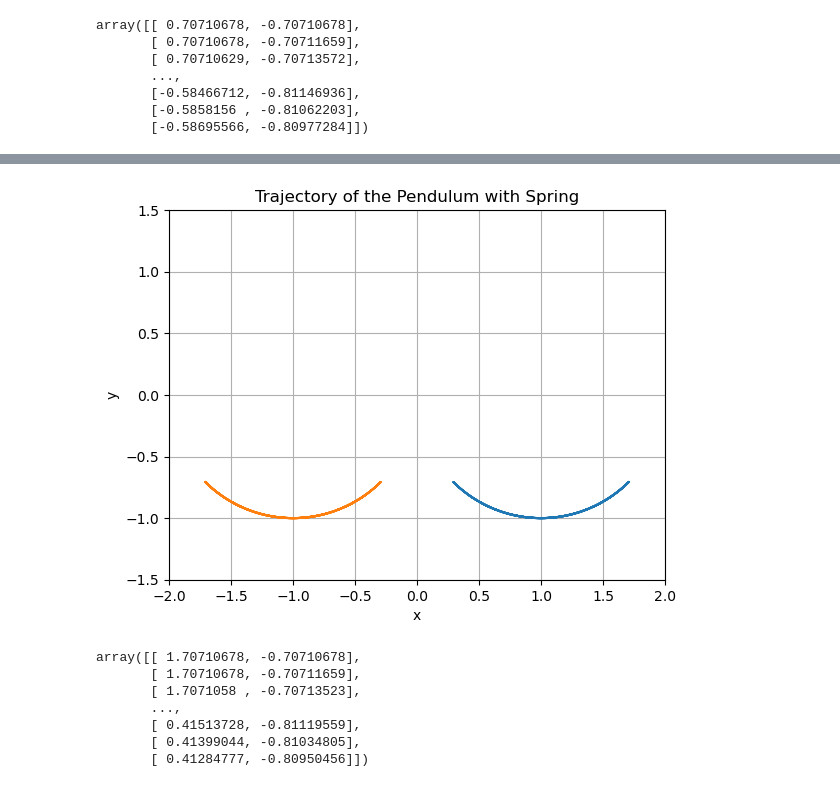
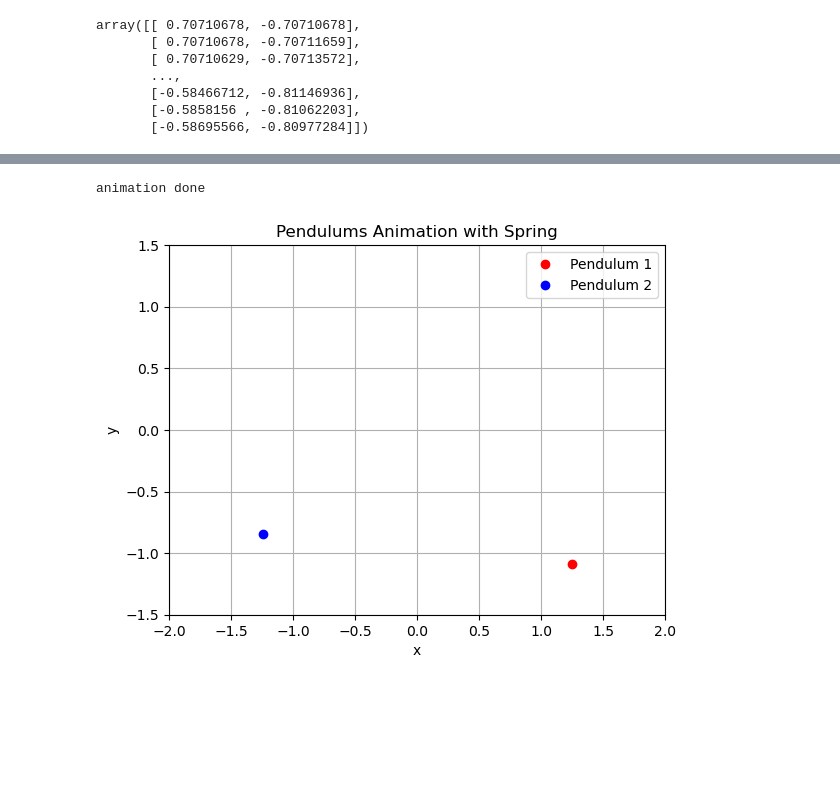
Before and after one commit to NitzanBarEitan/Ants, a Jupyter notebook: pendulum_simulation.ipynb, the cells around one changed output, grey strips where cells are left out. Saved outputs shown, nothing was run; the diff lists cells and outputs as text; code cells hidden in the pictures; blank space fills up the shorter version.

```diff
--- a/pendulum_simulation.ipynb
+++ b/pendulum_simulation.ipynb
@@ -75,7 +76,7 @@ g = 9.81  # Gravitational acceleration (positive value for downward)
 m = 0.1  # Mass of the pendulum
 l0 = 4  # Natural length of the springs - a sum of the three springs in the system
 dt = 0.001  # Time step
-t_max = 5  # Total simulation time
+t_max = 20  # Total simulation time
 k = 10000  # Spring constant
 
 # Number of steps
@@ -93,7 +94,7 @@ x2 = np.zeros((n, 2))
 
 # Initial conditions
 x[0] = [0.5**0.5 + 1, -0.5**0.5]
-x2[0] = [-0.5**0.5 - 1, -0.5**0.5]
+x2[0] = [(-0.5**0.5) - 1, -0.5**0.5]
 
 # Simulation loop
 for i in range(n - 1):
@@ -103,51 +104,73 @@ for i in range(n - 1):
 
     # Calculate the spring force magnitude
     F_s = - k * (l_total - l0)
     F_s2 = - k * (l_total - l0)
 
     # Normalize the direction vector
     dir_x = (x[i][0] - 1) / l # sin(theta)
     dir_y = x[i][1] / l # cos(theta)
 
     dir_x2 = (x2[i][0] + 1) / l # sin(theta)
     dir_y2 = x2[i][1] / l2 # cos(theta)
 
     sigmaF = np.array([dir_x * F_s, dir_y * F_s - m * g])
 
     sigmaF2 = np.array([dir_x2 * F_s2, dir_y2 * F_s2 - m * g])
 
     # Update acceleration
     a[i + 1] = sigmaF / m
-    a2[i + 1] = sigmaF2 / m
 
     # Update velocity
     v[i + 1] = v[i] + dt * a[i + 1]
-    v2[i + 1] = v2[i] + dt * a2[i + 1]
 
     # Update position
     x[i + 1] = x[i] + dt * v[i + 1]
-    x2[i + 1] = x2[i] + dt * v2[i + 1]
+
+    if t[i] > 5:
+        a2[i + 1] = sigmaF2 / m
+        v2[i + 1] = v2[i] + dt * a2[i + 1]
+        x2[i + 1] = x2[i] + dt * v2[i + 1]
+    else:
+        x2[i+1] = x2[i]
 
     # Update time
     t[i + 1] = t[i] + dt
 
-# Plotting the trajectory
-plt.plot(x[:, 0], x[:, 1])
-plt.plot(x2[:, 0], x2[:, 1])
-plt.xlim(-2,2)
-plt.ylim(-1.5,1.5)
-plt.xlabel('x')
-plt.ylabel('y')
-plt.title('Trajectory of the Pendulum with Spring')
-plt.grid(True)
+# Set up the figure and axis for animation
+fig, ax = plt.subplots()
+ax.set_xlim(-2, 2)
+ax.set_ylim(-1.5, 1.5)
+ax.set_xlabel('x')
+ax.set_ylabel('y')
+ax.set_title('Pendulums Animation with Spring')
+ax.grid(True)
+
+# Initialize the line objects for both pendulums
+pendulum1, = ax.plot([], [], 'ro', label='Pendulum 1')
+pendulum2, = ax.plot([], [], 'bo', label='Pendulum 2')
+# Initialization function for the animation
+def init():
+    pendulum1.set_data([], [])
+    pendulum2.set_data([], [])
+    return pendulum1, pendulum2
+
+# Update function for the animation
+def update(frame):
+    pendulum1.set_data([x[frame, 0]], [x[frame, 1]])
+    pendulum2.set_data([x2[frame, 0]], [x2[frame, 1]])
+    return pendulum1, pendulum2
+
+# Create animation object
+ani = FuncAnimation(
+    fig, update, frames=range(0, n, 50), init_func=init, blit=True, interval=10
+)
+print("animation done")
+# Save the animation as an MP4 file using FFmpeg
+writer = FFMpegWriter(fps=60, metadata=dict(artist='Me'), bitrate=1800)
+ani.save('pendulum_animation.mp4', writer=writer)
+
+plt.legend()
 plt.show()
-x
 # %% [output]
+animation done
-[figure, old version]
+[figure, new version]
-array([[ 1.70710678, -0.70710678],
-       [ 1.70710678, -0.70711659],
-       [ 1.7071058 , -0.70713523],
-       ...,
-       [ 0.41513728, -0.81119559],
-       [ 0.41399044, -0.81034805],
-       [ 0.41284777, -0.80950456]])
```
Also changed, not shown: parts of 1 cell of this notebook, 1 other file.
